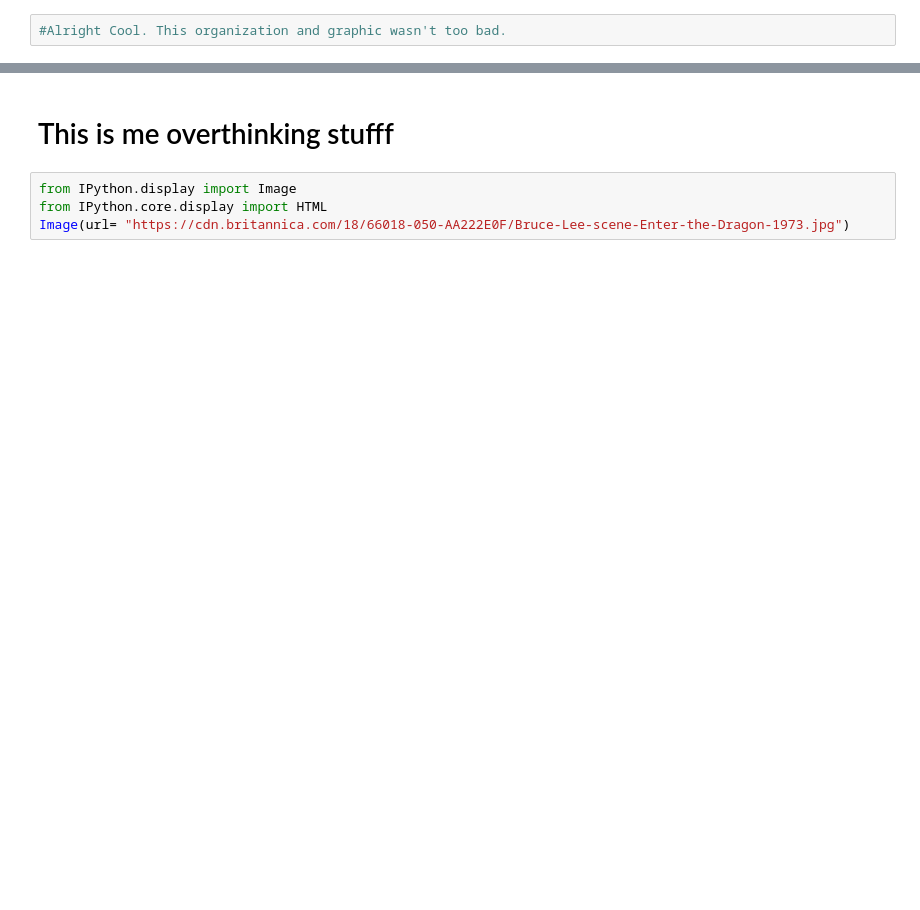
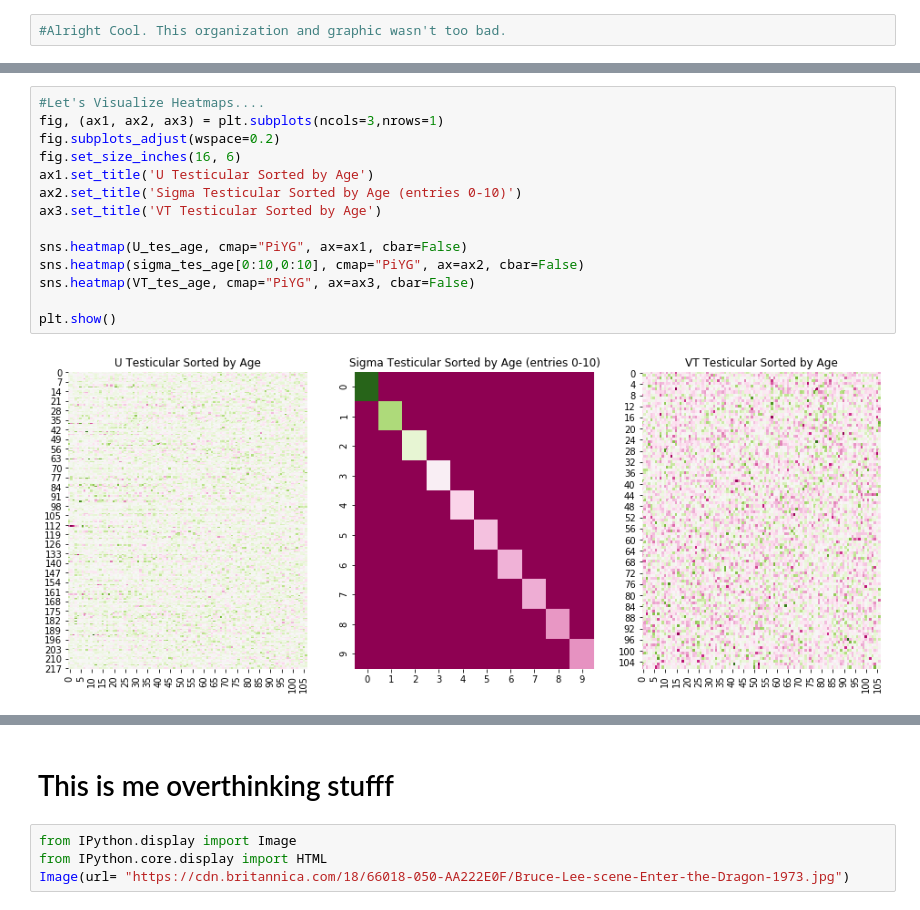
Before and after one commit to ryanboeks/Cervical_Testicular, a Jupyter notebook: Test_Ova_Cancer_Project.ipynb, the cells around one changed output, grey strips where cells are left out. Cells and saved outputs as stored; diff of their text form; blank space fills up the shorter version.

```diff
--- a/Test_Ova_Cancer_Project.ipynb
+++ b/Test_Ova_Cancer_Project.ipynb
@@ -508,0 +570,16 @@ plt.show()
+# %%
+#Let's Visualize Heatmaps....
+fig, (ax1, ax2, ax3) = plt.subplots(ncols=3,nrows=1)
+fig.subplots_adjust(wspace=0.2)
+fig.set_size_inches(16, 6)
+ax1.set_title('U Testicular Sorted by Age')
+ax2.set_title('Sigma Testicular Sorted by Age (entries 0-10)')
+ax3.set_title('VT Testicular Sorted by Age')
+
+sns.heatmap(U_tes_age, cmap="PiYG", ax=ax1, cbar=False)
+sns.heatmap(sigma_tes_age[0:10,0:10], cmap="PiYG", ax=ax2, cbar=False)
+sns.heatmap(VT_tes_age, cmap="PiYG", ax=ax3, cbar=False)
+
+plt.show()
+# %% [output]
+[figure, added]
```
Also changed, not shown: parts of 19 cells of this notebook.
